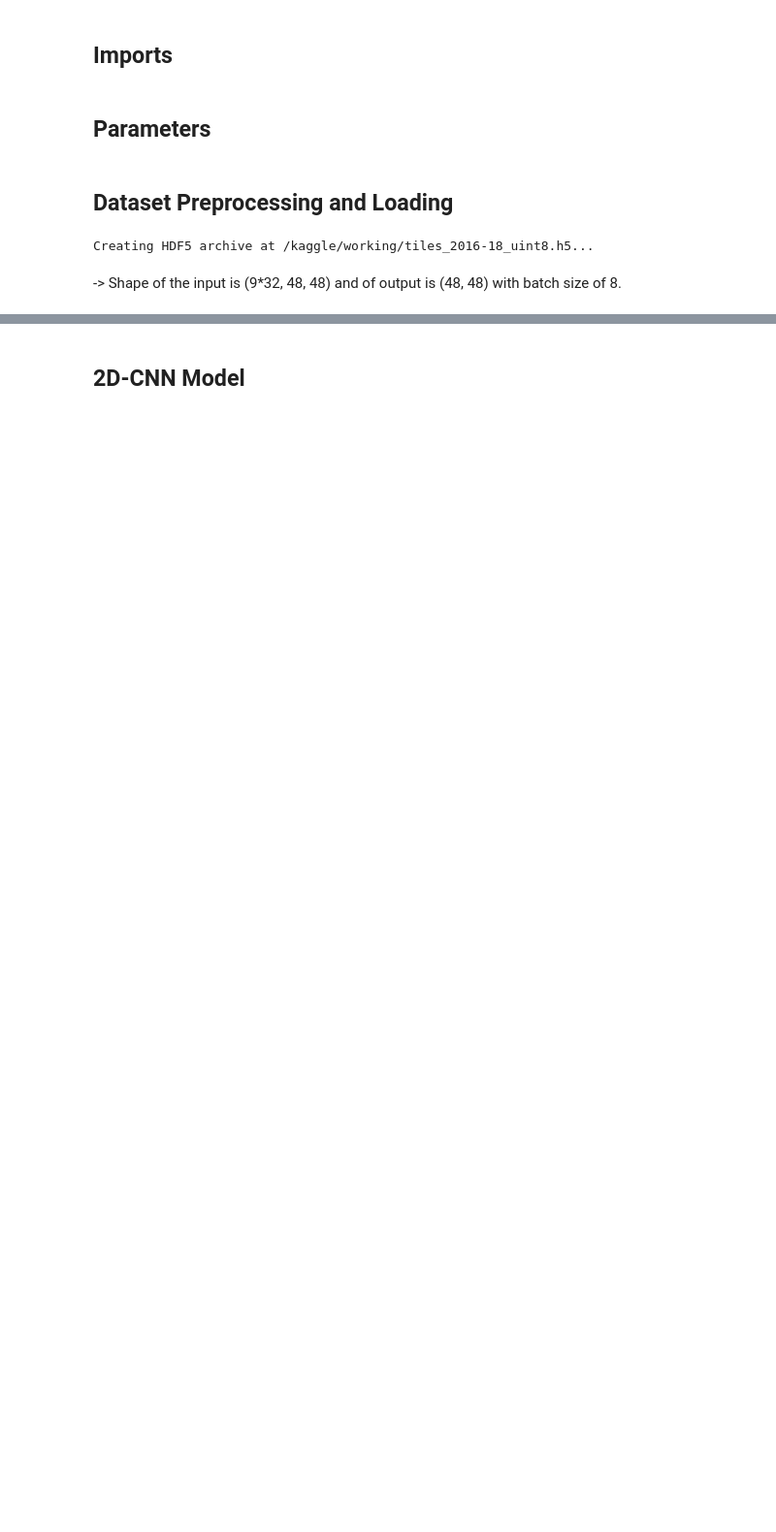
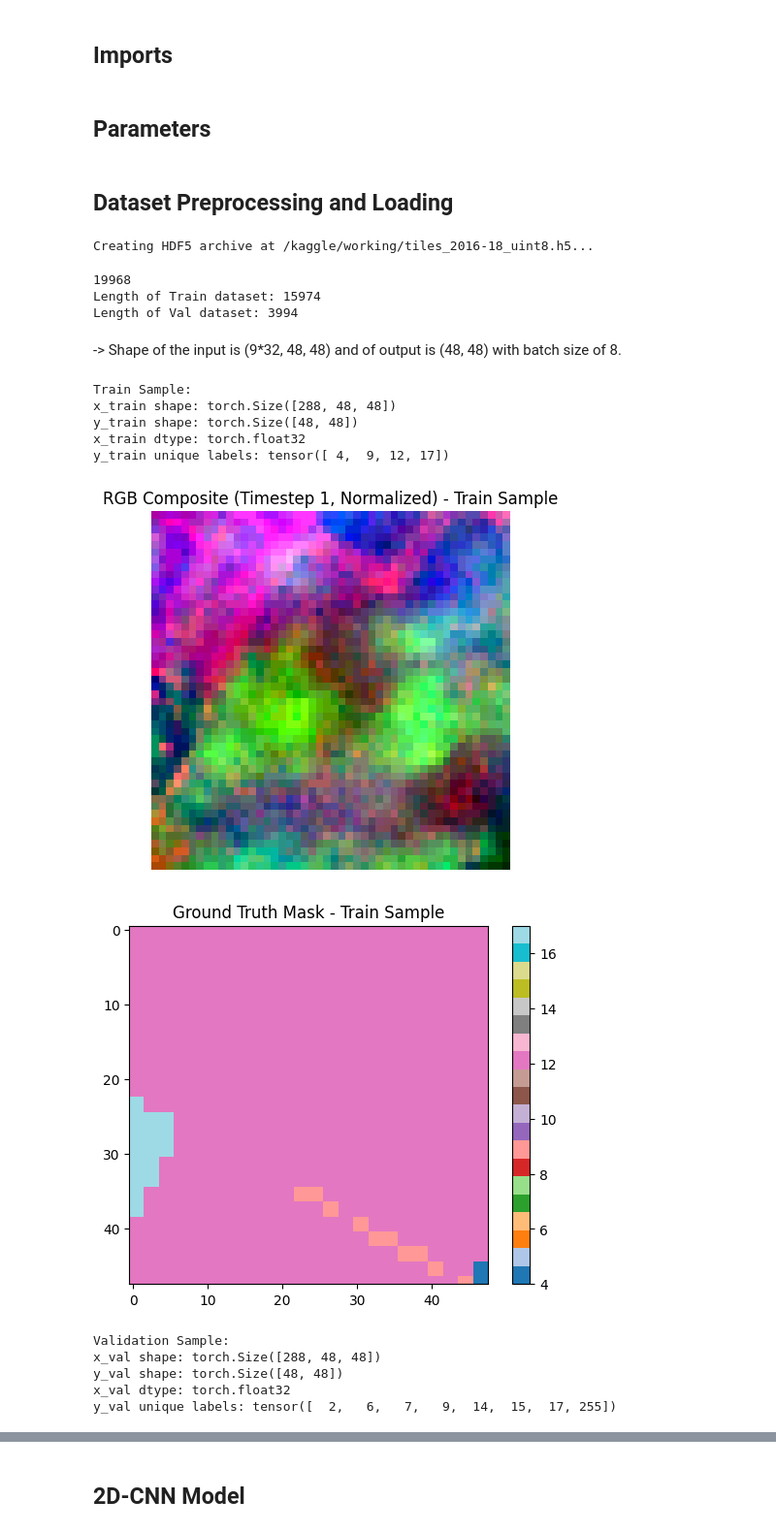
Before and after one commit to Abdul-Rehman-Tahir01/TUKL-25, a Jupyter notebook: 2D CNN Model on Sentinel-2 Image Dataset.ipynb, the cells around one changed output, grey strips where cells are left out. Shown: that part at 97% size. Drawn from its saved outputs; the diff is of its cells as text; code cells hidden in the pictures; blank space fills up the shorter version.

Commit message:
Trained model and visualize predictions on saved processed dataset

```diff
--- a/2D CNN Model on Sentinel-2 Image Dataset.ipynb
+++ b/2D CNN Model on Sentinel-2 Image Dataset.ipynb
@@ -102,7 +106,7 @@ if not os.path.exists(H5_PATH):
 Creating HDF5 archive at /kaggle/working/tiles_2016-18_uint8.h5...
 # %%
 # 2) Dataset: lazy-load from HDF5 and rescale
-class HDF5SentinelDataset(Dataset):
+class HDF5SentinelDataset(torch.utils.data.Dataset):
     def __init__(self, h5_path, indices, transform=None):
         self.hf      = h5py.File(h5_path, 'r')
         self.imgs    = self.hf['images']
@@ -124,16 +128,25 @@ class HDF5SentinelDataset(Dataset):
 # 3) Prepare train/val splits and dataloaders
 with h5py.File(H5_PATH, 'r') as hf:
     total = hf['images'].shape[0]
+
+print(total)
 all_indices = list(range(total))
 train_idx, val_idx = train_test_split(all_indices, test_size=0.2, random_state=42)
 
 train_ds = HDF5SentinelDataset(H5_PATH, train_idx)
 val_ds   = HDF5SentinelDataset(H5_PATH, val_idx)
 
-train_loader = DataLoader(train_ds, batch_size=BATCH_SIZE, shuffle=True,
+print(f'Length of Train dataset: {len(train_ds)}')
+print(f'Length of Val dataset: {len(val_ds)}')
+
+train_loader = torch.utils.data.DataLoader(train_ds, batch_size=BATCH_SIZE, shuffle=True,
                           num_workers=NUM_WORKERS, pin_memory=PIN_MEMORY)
-val_loader   = DataLoader(val_ds,   batch_size=BATCH_SIZE, shuffle=False,
+val_loader   = torch.utils.data.DataLoader(val_ds,   batch_size=BATCH_SIZE, shuffle=False,
                           num_workers=NUM_WORKERS, pin_memory=PIN_MEMORY)
+# %% [output]
+19968
+Length of Train dataset: 15974
+Length of Val dataset: 3994
 # %% [markdown]
 -> Shape of the input is (9*32, 48, 48) and of output is (48, 48) with batch size of 8.
 # %%
@@ -145,7 +158,7 @@ def normalize_band(band):
 
 
 # Print from train dataset
-x_train, y_train = train_dataset[0]
+x_train, y_train = train_ds[0]
 print("Train Sample:")
 print(f"x_train shape: {x_train.shape}")  # Expected: (288, 48, 48)
 print(f"y_train shape: {y_train.shape}")  # Expected: (48, 48)")
@@ -180,31 +193,44 @@ plt.show()
 
 
 # Print from val dataset
-x_val, y_val = val_dataset[0]
+x_val, y_val = val_ds[0]
 print("\nValidation Sample:")
 print(f"x_val shape: {x_val.shape}")  # Expected: (288, 48, 48)
 print(f"y_val shape: {y_val.shape}")  # Expected: (48, 48)")
 print(f"x_val dtype: {x_val.dtype}")
 print(f"y_val unique labels: {torch.unique(y_val)}")
 
 
 # For Val data
 rgb = x_val[[b4, b3, b2]]  # Shape: (3, 48, 48)
 
 r = normalize_band(rgb[0].numpy())
 g = normalize_band(rgb[1].numpy())
 b = normalize_band(rgb[2].numpy())
 
 rgb_normalized = np.stack([r, g, b], axis=-1)
 
 # Show corrected image
 plt.imshow(rgb_normalized)
 plt.title("RGB Composite (Timestep 1, Normalized) - Val Sample")
 plt.axis("off")
 plt.show()
 
 # Show mask
 plt.imshow(y_val, cmap='tab20')
 plt.title("Ground Truth Mask - Val Sample")
 plt.colorbar()
 plt.show()
+# %% [output]
+Train Sample:
+x_train shape: torch.Size([288, 48, 48])
+y_train shape: torch.Size([48, 48])
+x_train dtype: torch.float32
+y_train unique labels: tensor([ 4,  9, 12, 17])
+[figure, added]
+[figure, added]
+Validation Sample:
+x_val shape: torch.Size([288, 48, 48])
+y_val shape: torch.Size([48, 48])
+x_val dtype: torch.float32
+y_val unique labels: tensor([  2,   6,   7,   9,  14,  15,  17, 255])
```
Also changed, not shown: parts of 12 cells of this notebook.
